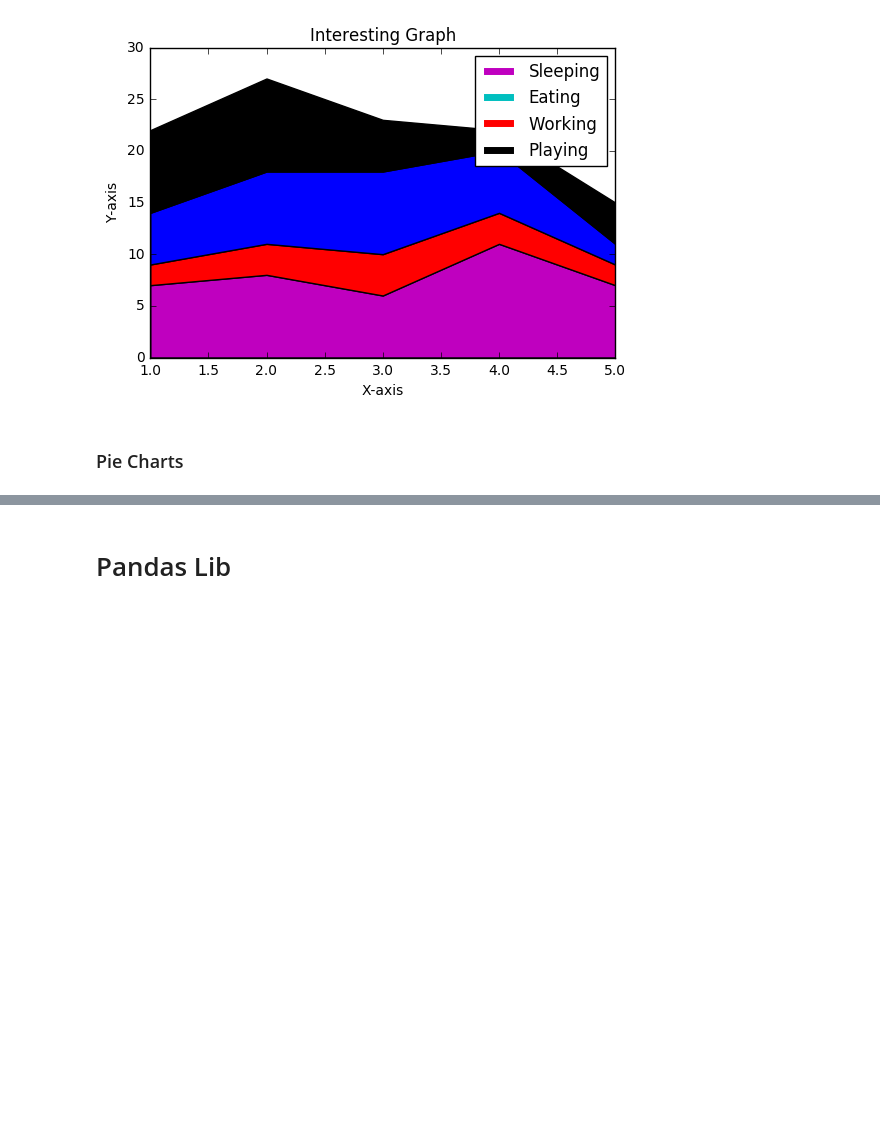
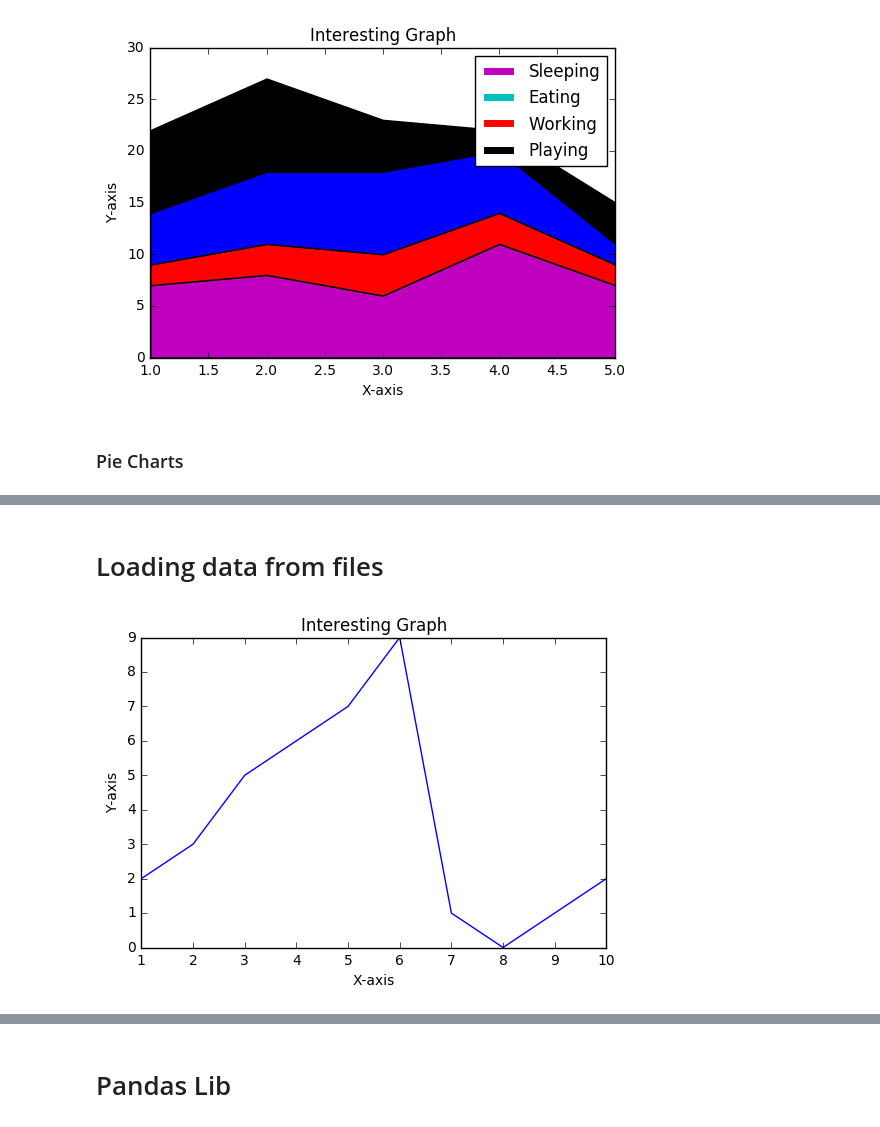
Before and after one commit to amanullahtariq/MLAlgorithm, a Jupyter notebook: Python/Matplotlib .ipynb, the cells around one changed output, grey strips where cells are left out. Drawn from its saved outputs; the diff is of its cells as text; code cells hidden in the pictures; blank space fills up the shorter version.

```diff
--- a/Python/Matplotlib .ipynb
+++ b/Python/Matplotlib .ipynb
@@ -89,0 +113,23 @@ plt.show()
+# %% [markdown]
+# Loading data from files
+# %%
+import csv
+import matplotlib.pyplot as plt
+
+x = []
+y = []
+
+with open('example.txt', 'r' ) as csvfile:
+    plots = csv.reader(csvfile, delimiter = ',')
+    for row in plots:
+        x.append(int(row[0]))
+        y.append(int(row[1]))
+
+plt.plot(x,y, label='Loaded from file')
+plt.xlabel('X-axis')
+plt.ylabel('Y-axis')
+#plt.legend()
+plt.title('Interesting Graph')
+plt.show()
+# %% [output]
+[figure, added]
```
Also changed, not shown: parts of 5 cells of this notebook, 1 other file.
